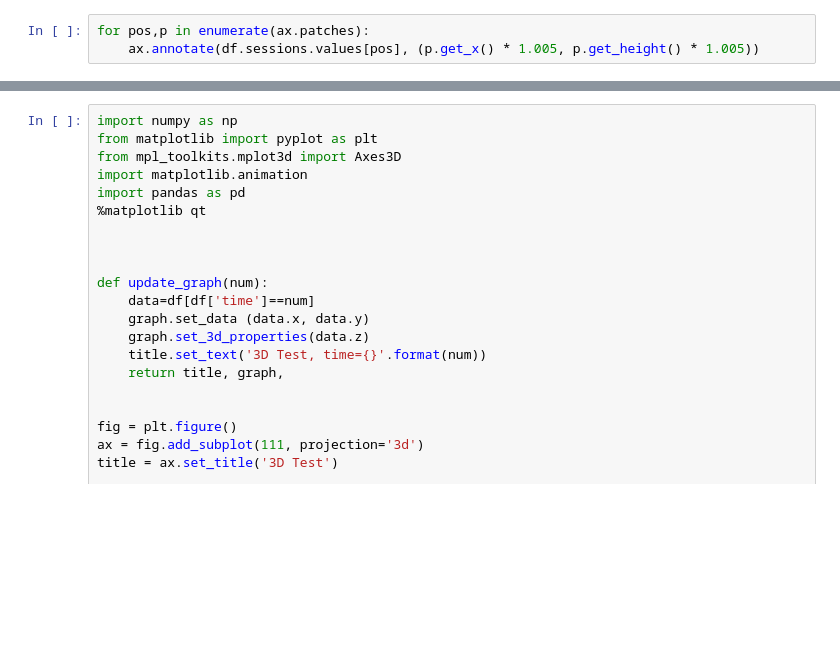
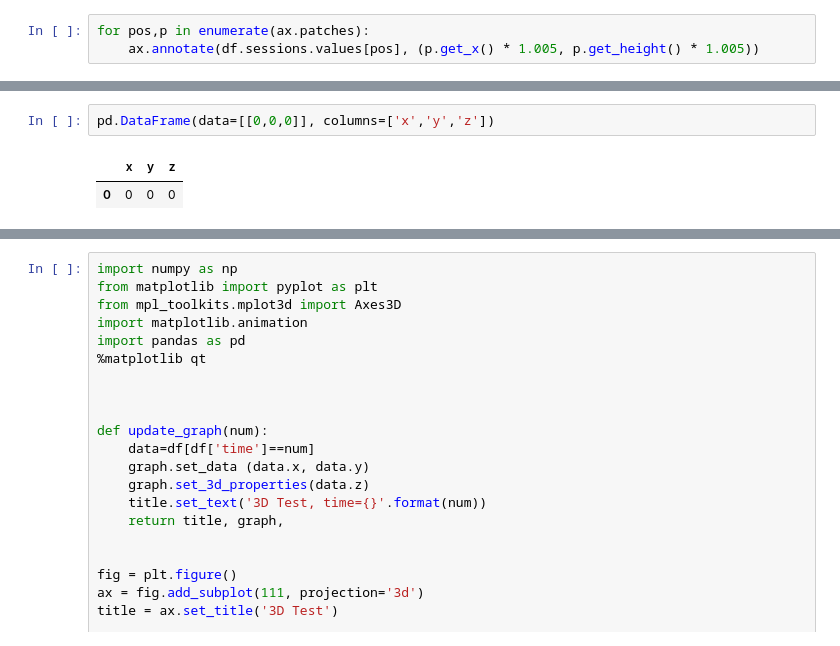
Before and after one commit to hasanali28/children_activity_app, a Jupyter notebook: creatingData.ipynb, the cells around one changed output, grey strips where cells are left out. Cells and saved outputs as stored; diff of their text form; blank space fills up the shorter version.

```diff
--- a/creatingData.ipynb
+++ b/creatingData.ipynb
@@ -158,0 +154,5 @@ pd.DataFrame(np.repeat(df.values, [i for i in range(1, df.shape[0] + 1)], axis=0
+# %%
+pd.DataFrame(data=[[0,0,0]], columns=['x','y','z'])
+# %% [output]
+|  | x | y | z |
+| 0 | 0 | 0 | 0 |
```
Also changed, not shown: parts of 6 cells of this notebook, 4 other files.
